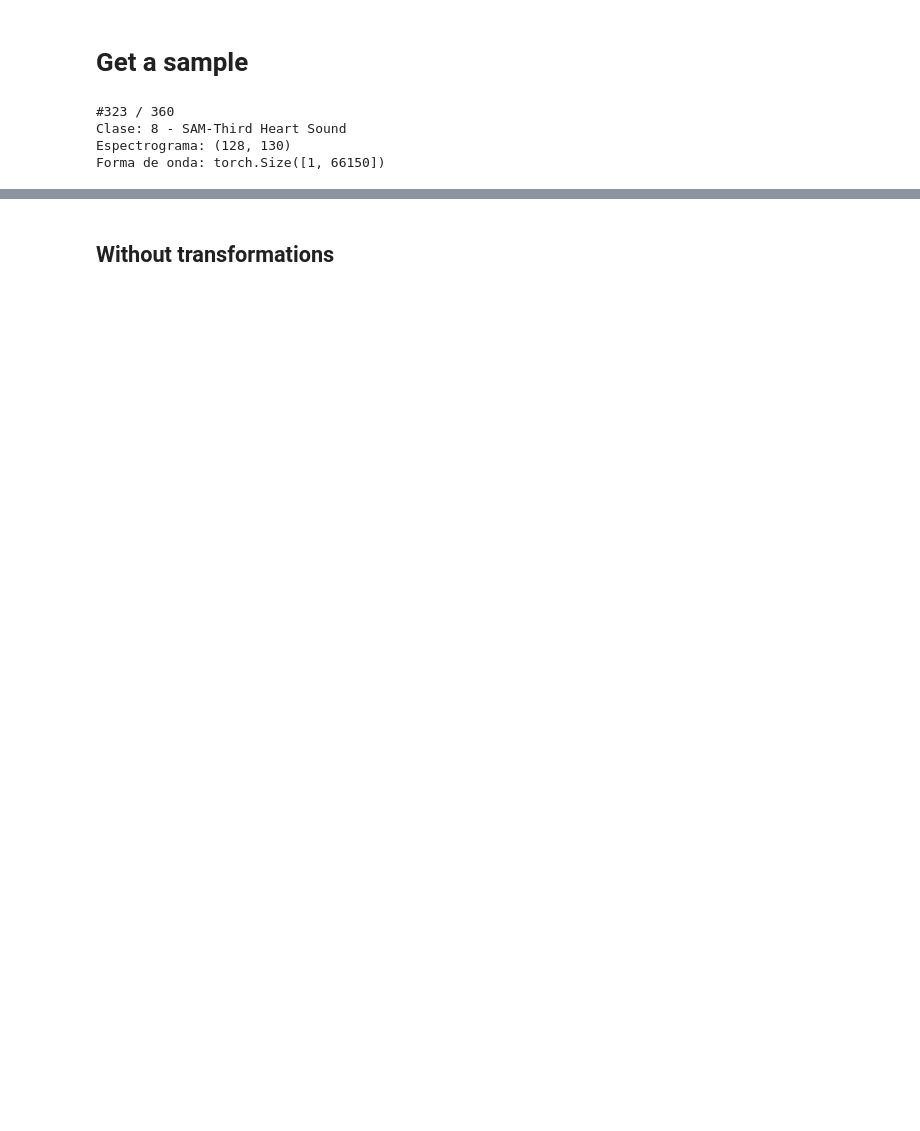
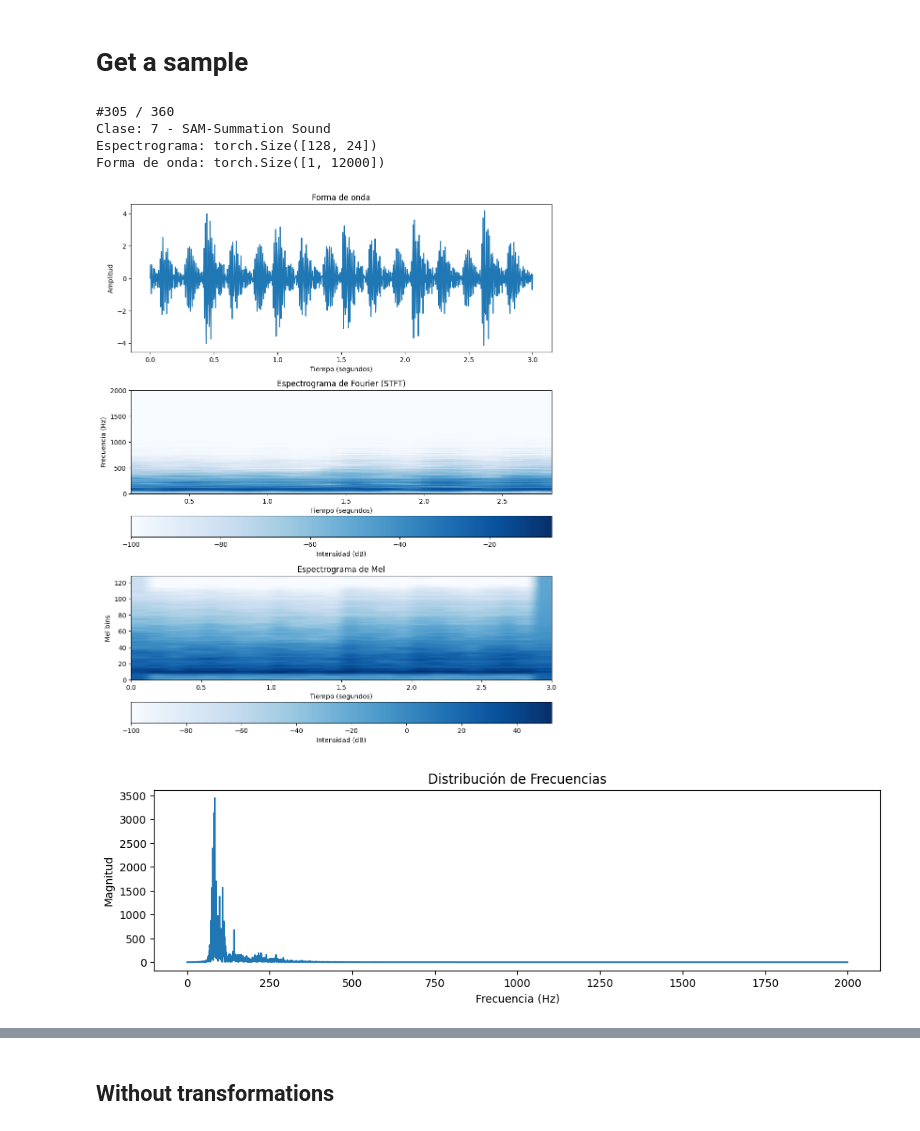
Before and after one commit to Afroefras/sam_classifier, a Jupyter notebook: train_sam_classifier.ipynb, the cells around one changed output, grey strips where cells are left out. Drawn from its saved outputs; the diff is of its cells as text; code cells hidden in the pictures; blank space fills up the shorter version.

```diff
--- a/train_sam_classifier.ipynb
+++ b/train_sam_classifier.ipynb
@@ -78,17 +98,28 @@ Total de clases: 9
 # %%
 choosen_one = random.randint(0, n_samples - 1)
 audio, mel_spectrogram, class_label = cora_dataset[choosen_one]
 
 print(f"#{choosen_one + 1} / {n_samples}")
 print(f"Clase: {class_label} - {cora_dataset.idx_to_label[class_label]}")
 print(f"Espectrograma: {mel_spectrogram.shape}")
 print(f"Forma de onda: {audio.shape}")
-display(Audio(audio, rate=sample_rate, autoplay=True))
+
+cora_plot.plot_waveform_and_spectrograms(
+    audio=audio,
+    sample_rate=SAMPLE_RATE,
+    n_mels=N_MELS,
+    n_fft=N_FFT,
+    hop_length=HOP_LENGTH,
+)
+cora_plot.plot_audio_fft(audio, SAMPLE_RATE)
+display(Audio(audio, rate=SAMPLE_RATE, autoplay=True))
 # %% [output]
-#323 / 360
-Clase: 8 - SAM-Third Heart Sound
-Espectrograma: (128, 130)
-Forma de onda: torch.Size([1, 66150])
+#305 / 360
+Clase: 7 - SAM-Summation Sound
+Espectrograma: torch.Size([128, 24])
+Forma de onda: torch.Size([1, 12000])
+[figure, added]
+[figure, added]
 [interactive output not drawn]
 # %% [markdown]
 ## Without transformations
```
Also changed, not shown: parts of 19 cells of this notebook, 6 other files.
